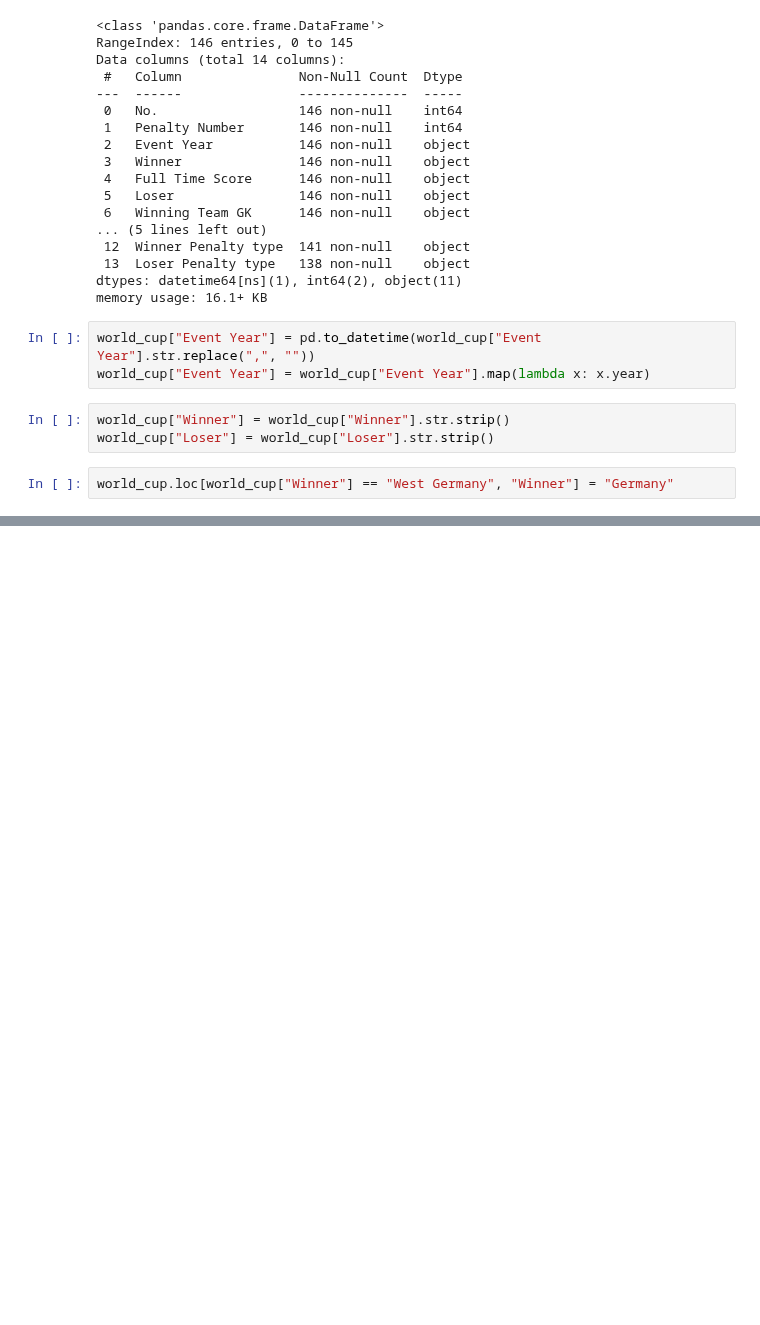
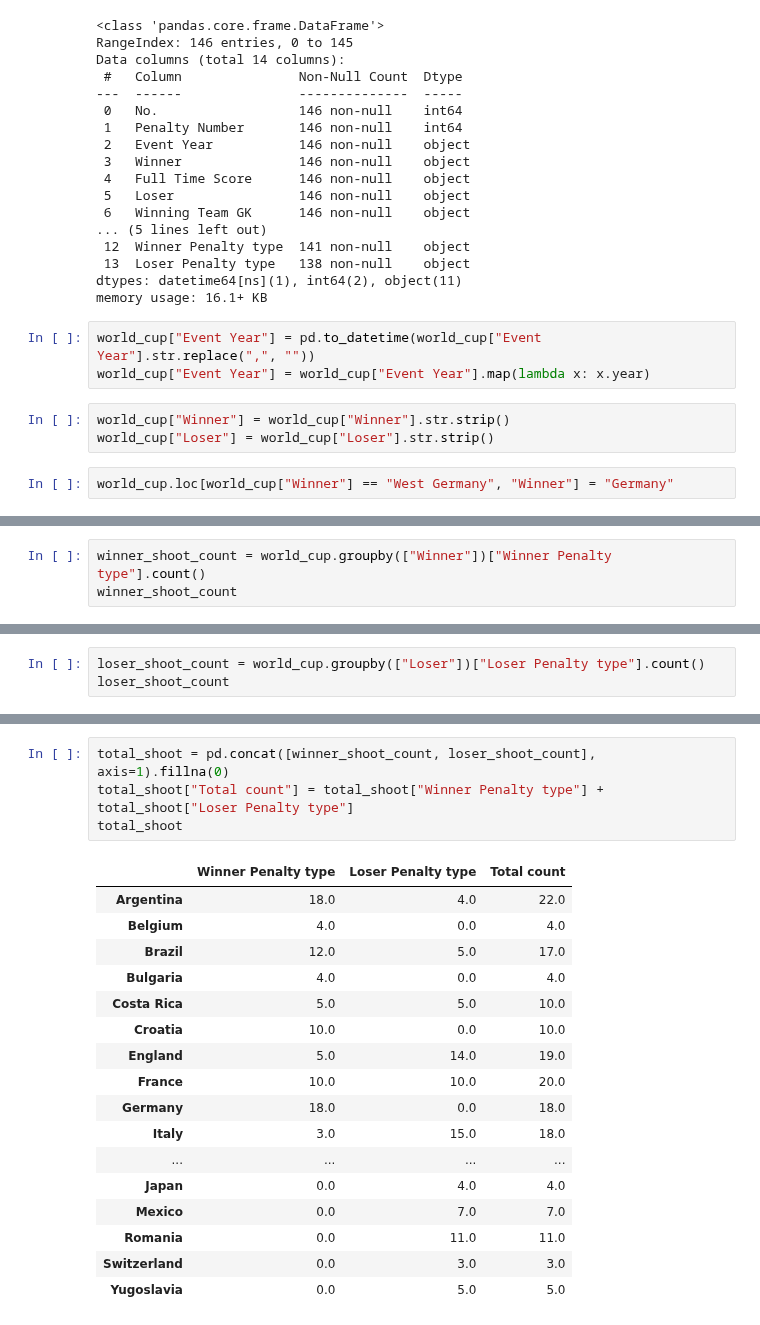
Before and after one commit to hyunjun33/Data_preprocessing, a Jupyter notebook: Preppin' Data 2021 Week 28 Challenge.ipynb, the cells around one changed output, grey strips where cells are left out. Drawn from its saved outputs; the diff is of its cells as text; blank space fills up the shorter version.

```diff
--- a/Preppin' Data 2021 Week 28 Challenge.ipynb
+++ b/Preppin' Data 2021 Week 28 Challenge.ipynb
@@ -211,0 +285,3 @@ world_cup[world_cup["Winner"] == "Germany"]
+# %%
+winner_shoot_count = world_cup.groupby(["Winner"])["Winner Penalty type"].count()
+winner_shoot_count
@@ -211,0 +306,3 @@ world_cup[world_cup["Winner"] == "Germany"]
+# %%
+loser_shoot_count = world_cup.groupby(["Loser"])["Loser Penalty type"].count()
+loser_shoot_count
@@ -211,0 +327,22 @@ world_cup[world_cup["Winner"] == "Germany"]
+# %%
+total_shoot = pd.concat([winner_shoot_count, loser_shoot_count], axis=1).fillna(0)
+total_shoot["Total count"] = total_shoot["Winner Penalty type"] + total_shoot["Loser Penalty type"]
+total_shoot
+# %% [output]
+|  | Winner Penalty type | Loser Penalty type | Total count |
+| Argentina | 18.0 | 4.0 | 22.0 |
+| Belgium | 4.0 | 0.0 | 4.0 |
+| Brazil | 12.0 | 5.0 | 17.0 |
+| Bulgaria | 4.0 | 0.0 | 4.0 |
+| Costa Rica | 5.0 | 5.0 | 10.0 |
+| Croatia | 10.0 | 0.0 | 10.0 |
+| England | 5.0 | 14.0 | 19.0 |
+| France | 10.0 | 10.0 | 20.0 |
+| Germany | 18.0 | 0.0 | 18.0 |
+| Italy | 3.0 | 15.0 | 18.0 |
+| ... | ... | ... | ... |
+| Japan | 0.0 | 4.0 | 4.0 |
+| Mexico | 0.0 | 7.0 | 7.0 |
+| Romania | 0.0 | 11.0 | 11.0 |
+| Switzerland | 0.0 | 3.0 | 3.0 |
+| Yugoslavia | 0.0 | 5.0 | 5.0 |
```
Also changed, not shown: parts of 10 cells of this notebook.
